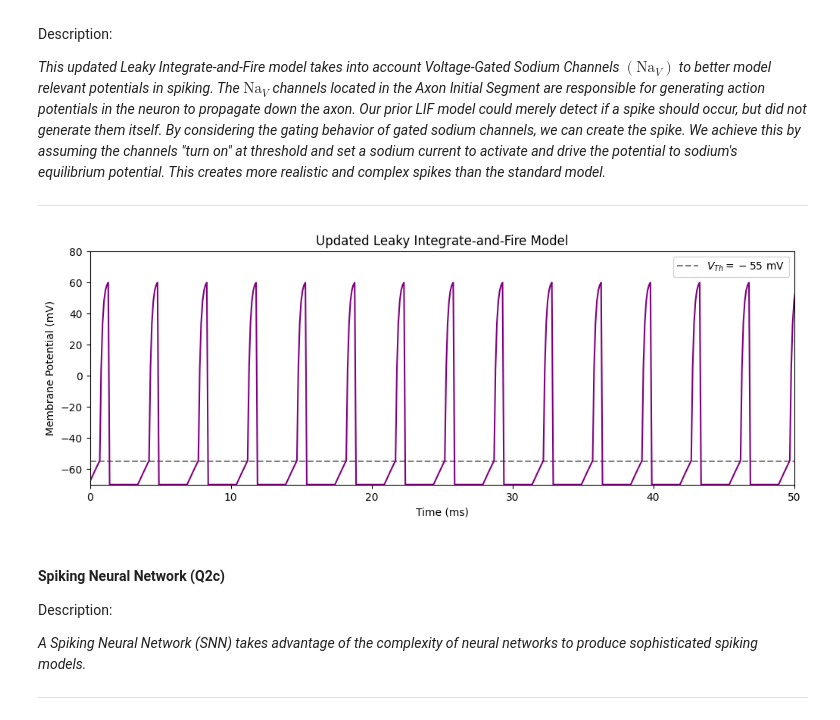
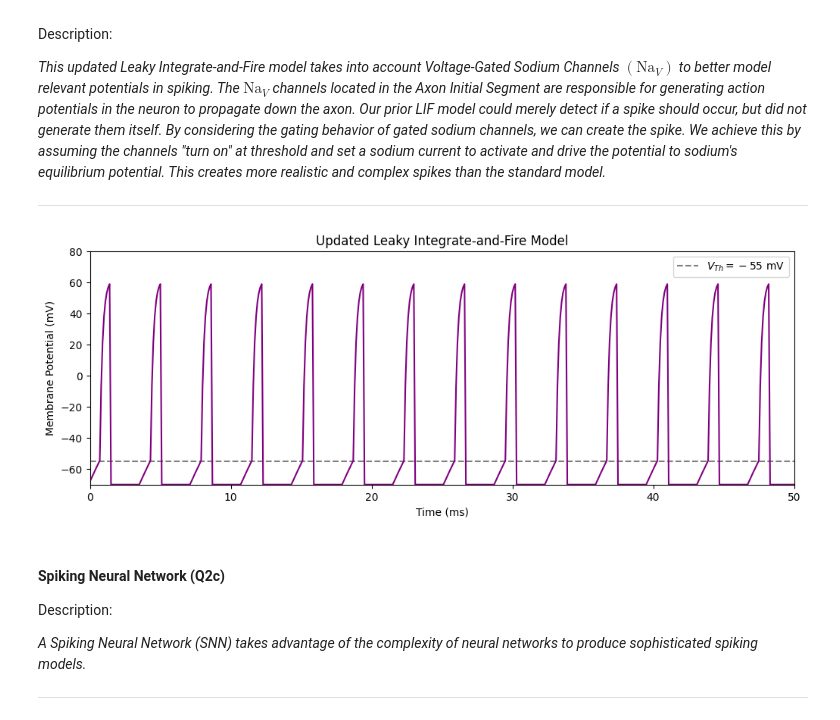
Before and after one commit to jmiller458/neur3002, a Jupyter notebook: NEUR 3002 Unit 1 Project.ipynb, the cells around one changed output. Saved outputs shown, nothing was run; the diff lists cells and outputs as text; code cells hidden in the pictures.

```diff
--- a/NEUR 3002 Unit 1 Project.ipynb
+++ b/NEUR 3002 Unit 1 Project.ipynb
@@ -116,7 +116,7 @@ import matplotlib.pyplot as plt
 
 class LIFNeuron:
     def __init__(self, v_th=-55, C=10, v_L=-70, g_L=1,
-                       v_Na=60, g_Na=50, tau_ref=2):
+                       v_Na=60, g_Na=40, tau_ref=2):
         self.C = C # membrane capacitance
         self.v_th = v_th  # threshold potential
         self.v_L = v_L  # resting/leaky membrane potential
@@ -140,7 +140,7 @@ class LIFNeuron:
             else: # Add sodium current once reaching threshold
                 dv = (-self.g_L*(self.v-self.v_L)-self.g_Na*(self.v-self.v_Na) + current) / self.C * dt
             self.v += dv
-            if self.v >= self.v_Na:
+            if self.v >= self.v_Na or dv < 0.05: # Reset action potential if at sodium potential or V infinity
                 self.v = self.v_L
                 self.refractory_time = self.tau_ref
 
@@ -150,34 +150,34 @@ def simulate_lif_neuron(neuron, currents, dt=0.1, duration=100):
 
     voltages = []
 
     for i in range(num_steps):
         current = currents[i] if i < len(currents) else 0
         neuron.update(dt, current)
         voltages.append(neuron.v)
 
     time = np.arange(0, duration, dt)
     return time, voltages
 
 # Produce Simulation
 ampltiude = 200
 currents = np.ones(1000)*ampltiude                                                                  # 1000 * dt = 100 ms
 
 neuron = LIFNeuron()
 time, voltages = simulate_lif_neuron(neuron, currents)
 
 # Plotting the results
 plt.figure(figsize=(12, 4))
 plt.axhline(neuron.v_th,color='gray',linestyle='--',label=r'$V_{Th}=-55\text{ mV}$')
 plt.plot(time, voltages, color='purple')
 plt.title('Updated Leaky Integrate-and-Fire Model')
 plt.xlabel('Time (ms)')
 plt.ylabel('Membrane Potential (mV)')
 plt.xlim([0,50])
 plt.ylim([neuron.v_L, 80])
 plt.legend()
 plt.show()
 # %% [output]
-[figure, old version]
+[figure, new version]
 # %% [markdown]
 #### Spiking Neural Network (Q2c)
 
```
